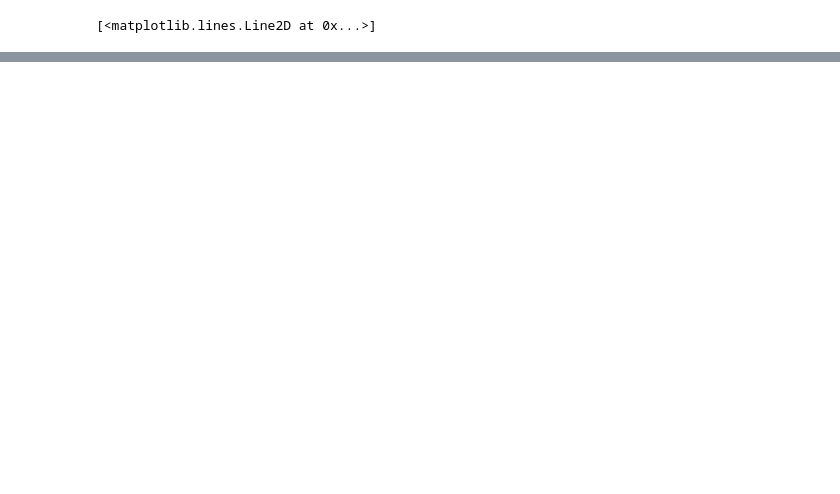
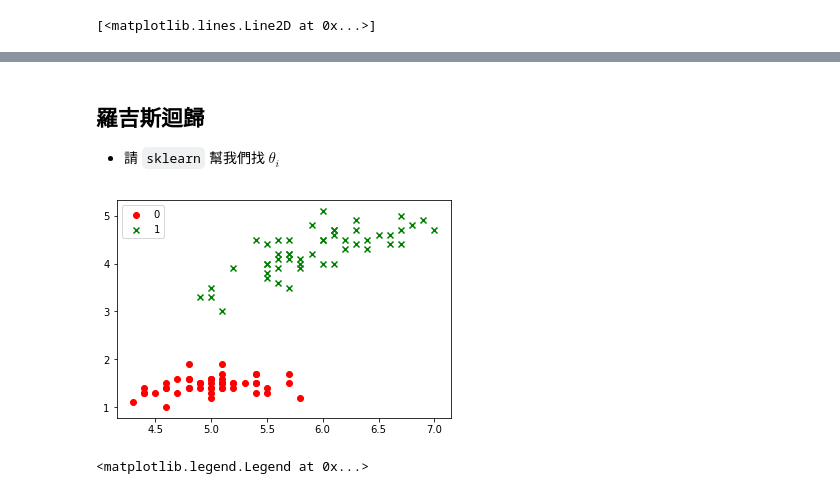
Before and after one commit to yaojenkuo/python_4_ds, a Jupyter notebook: ch12.ipynb, the cells around one changed output, grey strips where cells are left out. Drawn from its saved outputs; the diff is of its cells as text; code cells hidden in the pictures; blank space fills up the shorter version.

```diff
--- a/ch12.ipynb
+++ b/ch12.ipynb
@@ -199,0 +218,19 @@ plt.show()
+# %% [markdown]
+## 羅吉斯迴歸
+
+- 請 `sklearn` 幫我們找 $\theta_i$
+# %%
+from sklearn.datasets import load_iris
+import matplotlib.pyplot as plt
+
+iris = load_iris()
+X = iris.data
+x1_setosa, x2_setosa = X[:50, 0], X[:50, 2]
+x1_versicolor, x2_versicolor = X[50:100, 0], X[50:100, 2]
+
+plt.scatter(x = x1_setosa, y = x2_setosa, marker = "o", color = "red", label = "0")
+plt.scatter(x = x1_versicolor, y = x2_versicolor, marker = "x", color = "green", label = "1")
+plt.legend(loc = "upper left")
+plt.show()
+# %% [output]
+[figure, added]
@@ -199,0 +258,13 @@ plt.show()
+# %%
+from sklearn.linear_model import LogisticRegression
+
+iris = load_iris()
+X = iris.data[:100, [0, 2]]
+y = iris.target[:100]
+
+lr = LogisticRegression(C=1000.0, random_state=0)
+lr.fit(X, y)
+plot_decision_region(X, y, classifier = lr)
+plt.legend(loc = "upper left")
+# %% [output]
+<matplotlib.legend.Legend at 0x...>
```
Also changed, not shown: parts of 64 cells of this notebook, 1 other file.
